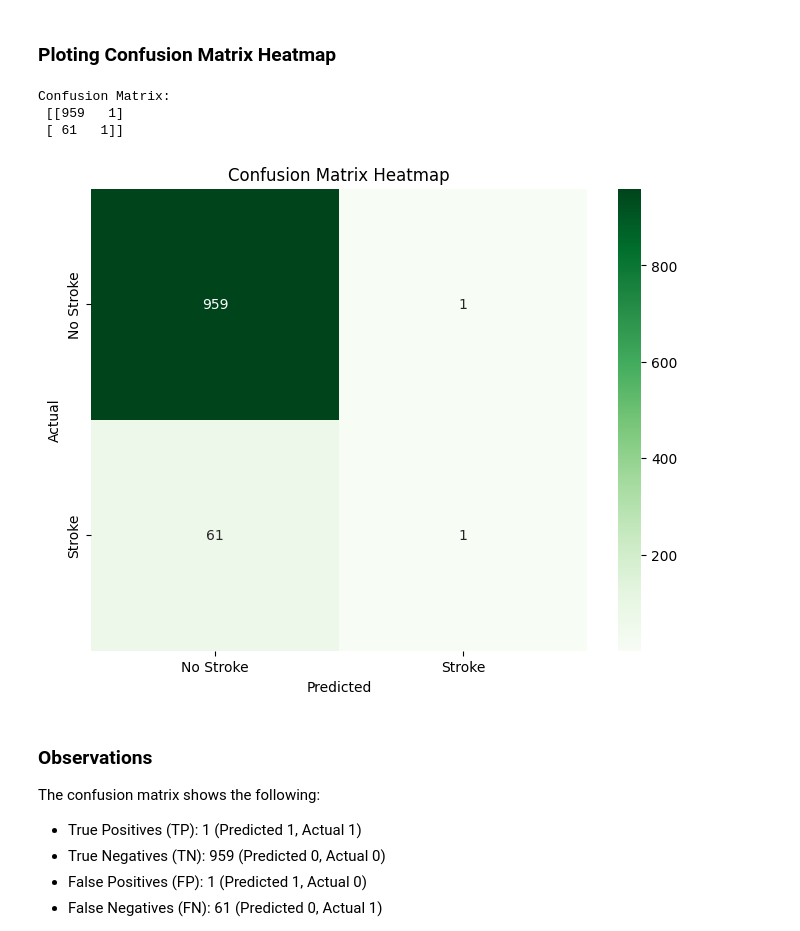
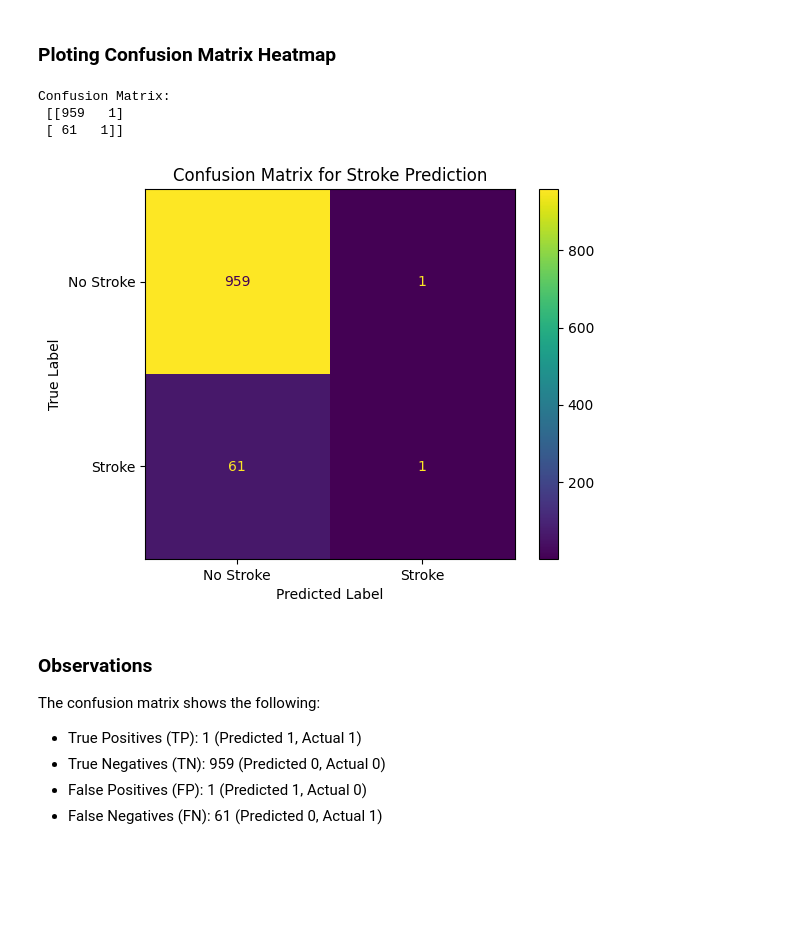
Before and after one commit to Kuldeep7k/Healthcare_Analysis_for_Stroke_Prediction, a Jupyter notebook: Healthcare Stroke Project.ipynb, the cells around one changed output. Cells and saved outputs as stored; diff of their text form; code cells hidden in the pictures; blank space fills up the shorter version.

```diff
--- a/Healthcare Stroke Project.ipynb
+++ b/Healthcare Stroke Project.ipynb
@@ -1142,22 +1142,27 @@ This suggests the model is failing to detect most positive instances while corre
 # %% [markdown]
 ### Ploting Confusion Matrix Heatmap
 # %%
+from sklearn.metrics import ConfusionMatrixDisplay
+
 # Calculate confusion matrix
 conf_matrix = confusion_matrix(y_test, y_pred_log_reg)
 print("Confusion Matrix:\n", conf_matrix)
 
-# Plot the confusion matrix as a heatmap
-plt.figure(figsize=(8, 6))
-sns.heatmap(conf_matrix, annot=True, fmt='d', cmap='Greens', xticklabels=['No Stroke', 'Stroke'], yticklabels=['No Stroke', 'Stroke'])
-plt.title("Confusion Matrix Heatmap")
-plt.xlabel('Predicted')
-plt.ylabel('Actual')
+# Plotting the confusion using ConfusionMatrixDisplay
+cm_display = ConfusionMatrixDisplay(confusion_matrix=conf_matrix, display_labels=["No Stroke", "Stroke"])
+cm_display.plot(cmap='viridis')
+
+# Add title and labels
+plt.title('Confusion Matrix for Stroke Prediction')
+plt.xlabel('Predicted Label')
+plt.ylabel('True Label')
+
 plt.show()
 # %% [output]
 Confusion Matrix:
  [[959   1]
  [ 61   1]]
-[figure, old version]
+[figure, new version]
 # %% [markdown]
 ### Observations
 
```
Also changed, not shown: parts of 2 cells of this notebook.
